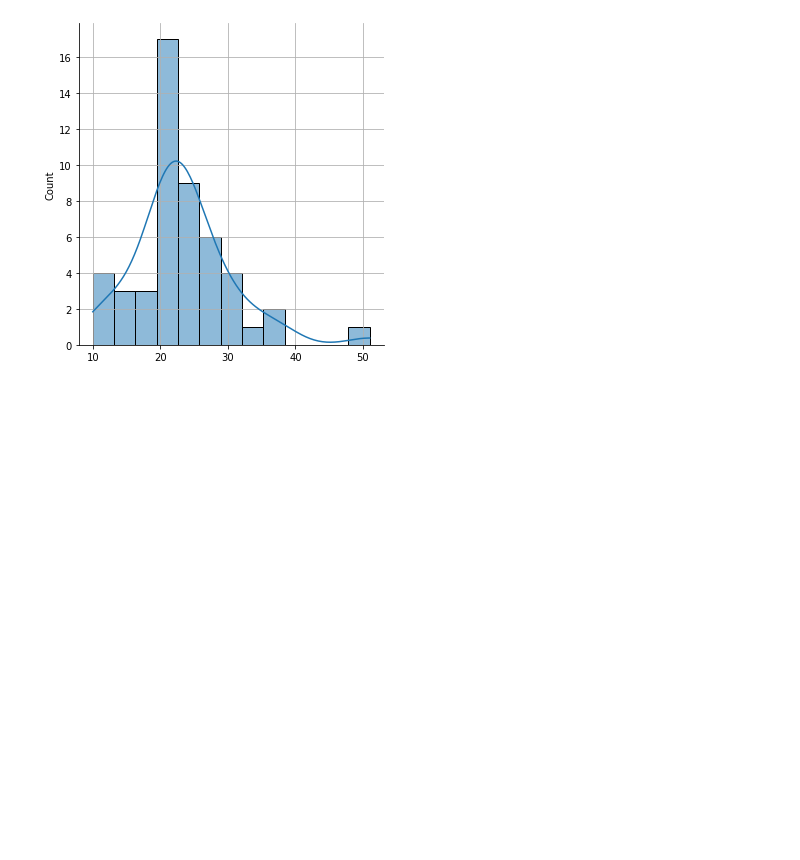
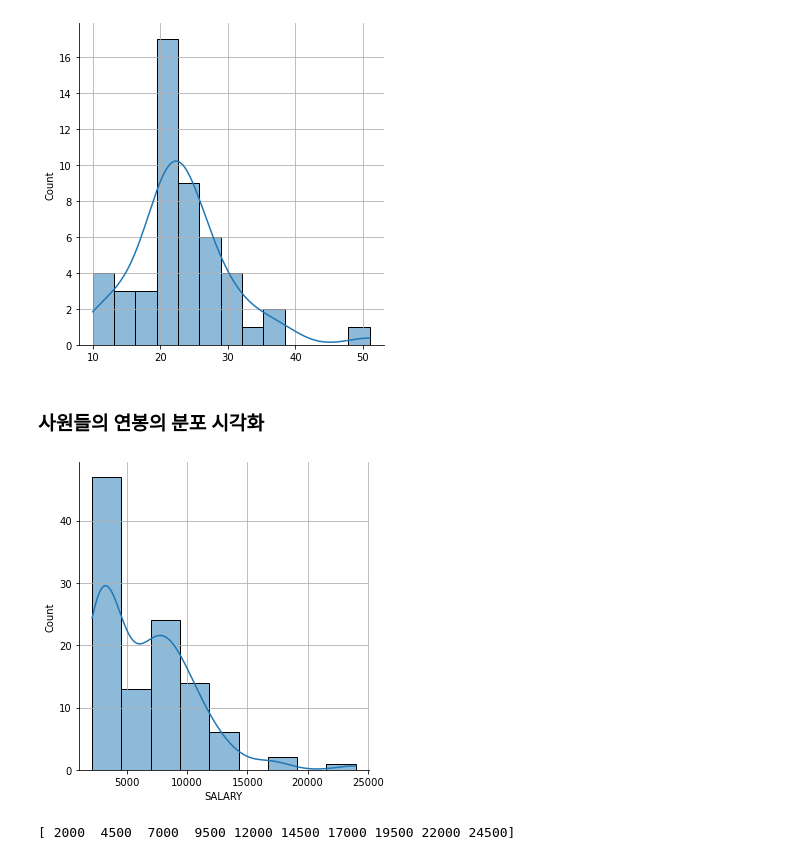
Before and after one commit to Dongcoon/statics, a Jupyter notebook: 03데이터시각화.ipynb, the cells around one changed output. Drawn from its saved outputs; the diff is of its cells as text; code cells hidden in the pictures; blank space fills up the shorter version.

```diff
--- a/03데이터시각화.ipynb
+++ b/03데이터시각화.ipynb
@@ -256,3 +231,22 @@ sns.displot(phone,kde=True)
 plt.grid()
 # %% [output]
 [figure]
+# %% [markdown]
+### 사원들의 연봉의 분포 시각화
+# %%
+emp = pd.read_csv('data/EMPLOYEES.csv')
+# %%
+sns.displot(emp.SALARY,kde=True)
+plt.grid()
+# %% [output]
+[figure, added]
+# %%
+emax = np.max(emp.SALARY)
+emin = np.min(emp.SALARY)
+
+emin = int(emin/1000) * 1000
+emax = int(emax/1000)* 1000+1000
+bins = np.arange(emin, emax+1,2500)
+print(bins)
+# %% [output]
+[ 2000  4500  7000  9500 12000 14500 17000 19500 22000 24500]
```
Also changed, not shown: parts of 14 cells of this notebook, 4 other files.
